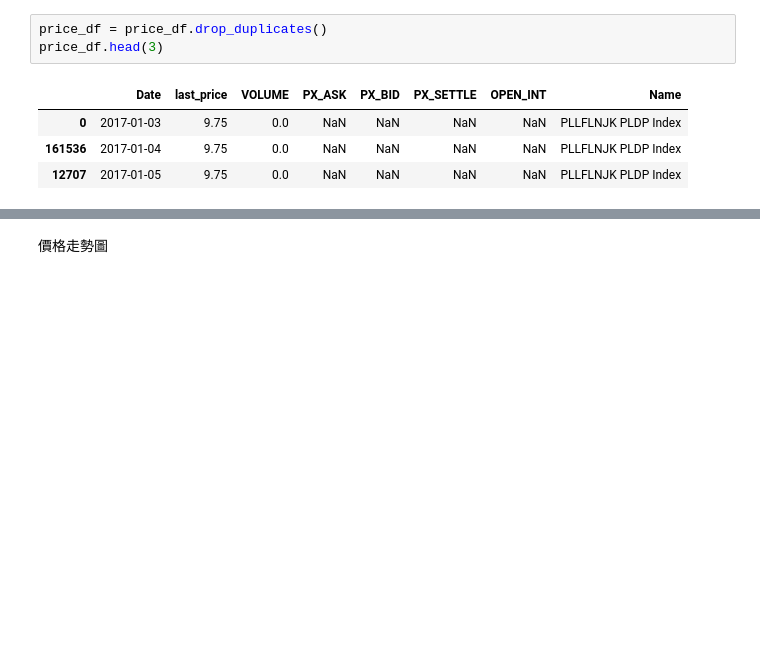
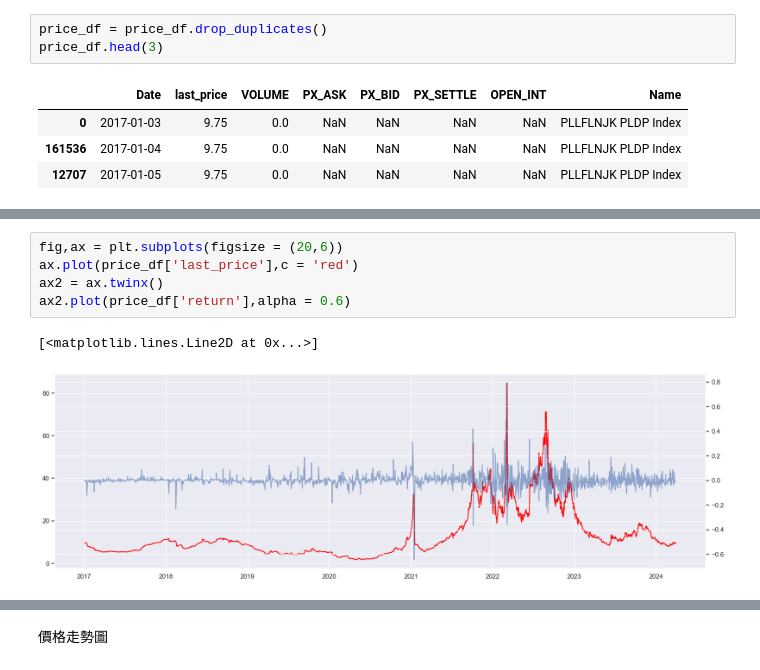
Before and after one commit to XiaoYunhan/FE5225_LNG_ML, a Jupyter notebook: notebooks/eda.ipynb, the cells around one changed output, grey strips where cells are left out. Cells and saved outputs as stored; diff of their text form; blank space fills up the shorter version.

```diff
--- a/notebooks/eda.ipynb
+++ b/notebooks/eda.ipynb
@@ -45,0 +172,8 @@ price_df.head(3)
+# %%
+fig,ax = plt.subplots(figsize = (20,6))
+ax.plot(price_df['last_price'],c = 'red')
+ax2 = ax.twinx()
+ax2.plot(price_df['return'],alpha = 0.6)
+# %% [output]
+[<matplotlib.lines.Line2D at 0x...>]
+[figure, added]
```
Also changed, not shown: parts of 34 cells of this notebook, 9 other files.
